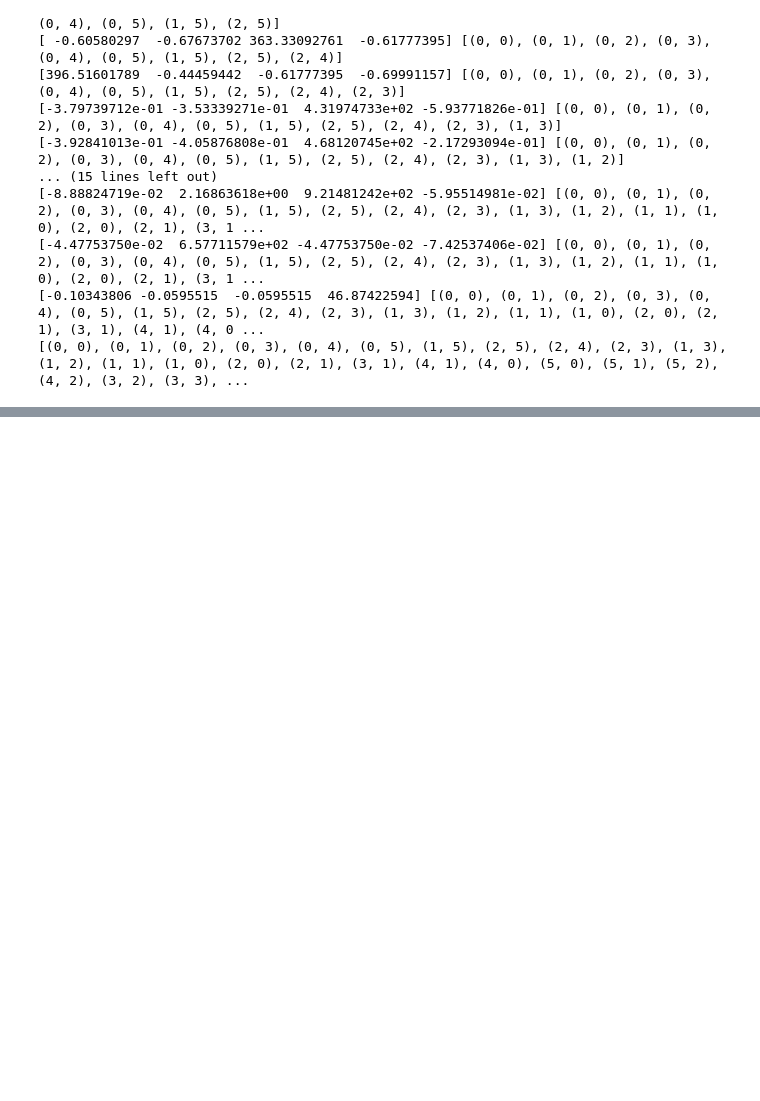
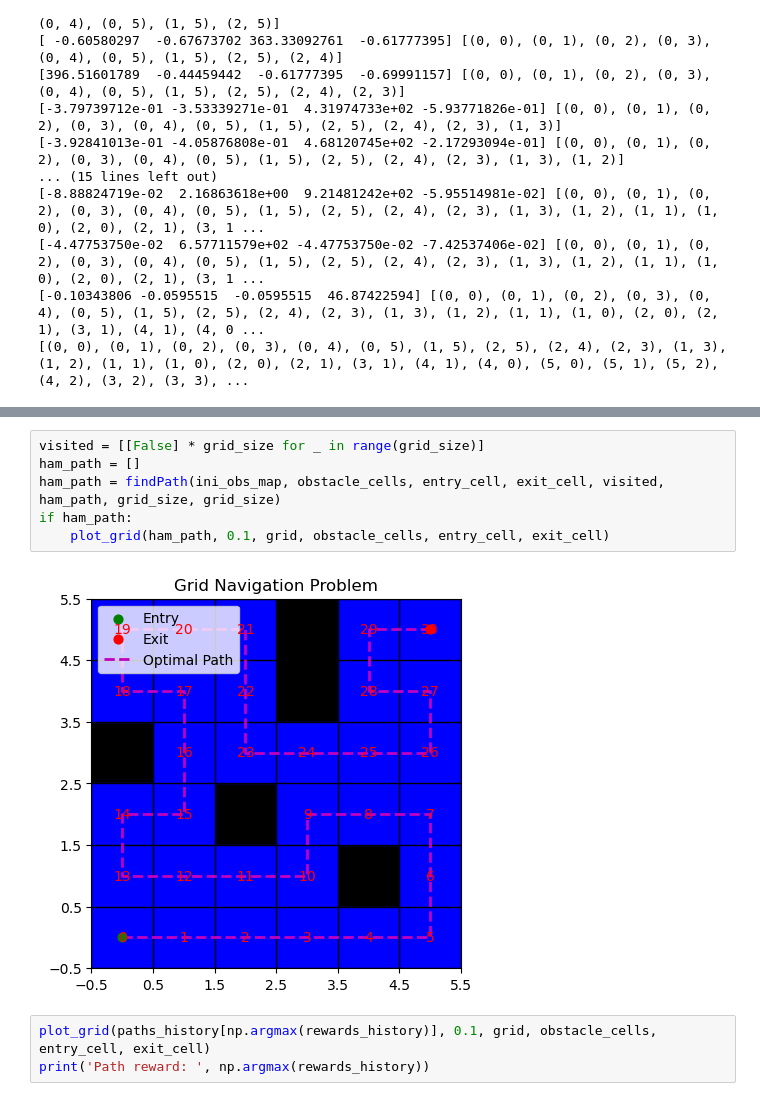
Before and after one commit to nmc-cs/Hamiltonian-Path, a Jupyter notebook: path_ai.ipynb, the cells around one changed output, grey strips where cells are left out. Saved outputs shown, nothing was run; the diff lists cells and outputs as text; blank space fills up the shorter version.

```diff
--- a/path_ai.ipynb
+++ b/path_ai.ipynb
@@ -479,0 +484,11 @@ print(optimal_path)
+# %%
+visited = [[False] * grid_size for _ in range(grid_size)]
+ham_path = []
+ham_path = findPath(ini_obs_map, obstacle_cells, entry_cell, exit_cell, visited, ham_path, grid_size, grid_size)
+if ham_path:
+    plot_grid(ham_path, 0.1, grid, obstacle_cells, entry_cell, exit_cell)
+# %% [output]
+[figure, added]
+# %%
+plot_grid(paths_history[np.argmax(rewards_history)], 0.1, grid, obstacle_cells, entry_cell, exit_cell)
+print('Path reward: ', np.argmax(rewards_history))
```
Also changed, not shown: parts of 1 cell of this notebook.
